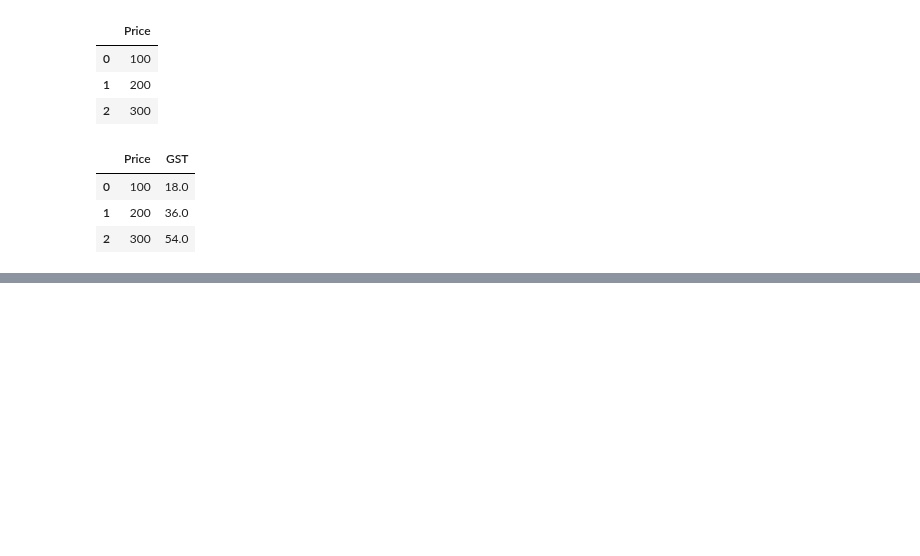
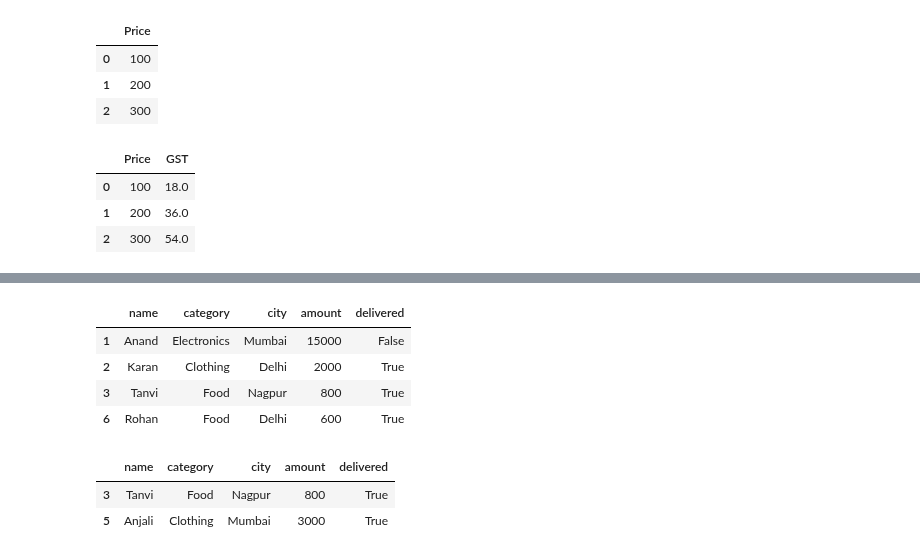
Before and after one commit to sayali-devkar/data_analysis_learning, a Jupyter notebook: pandas/practice/pandas_Basics_2.ipynb, the cells around one changed output, grey strips where cells are left out. Cells and saved outputs as stored; diff of their text form; code cells hidden in the pictures; blank space fills up the shorter version.

```diff
--- a/pandas/practice/pandas_Basics_2.ipynb
+++ b/pandas/practice/pandas_Basics_2.ipynb
@@ -157,0 +192,16 @@ df
+# %%
+#2
+df[df["name"].str.contains("an")]
+# %% [output]
+|  | name | category | city | amount | delivered |
+| 1 | Anand | Electronics | Mumbai | 15000 | False |
+| 2 | Karan | Clothing | Delhi | 2000 | True |
+| 3 | Tanvi | Food | Nagpur | 800 | True |
+| 6 | Rohan | Food | Delhi | 600 | True |
+# %%
+#3
+df[(df["delivered"] == True) & (~df["city"].isin(["Pune","Delhi"]))]
+# %% [output]
+|  | name | category | city | amount | delivered |
+| 3 | Tanvi | Food | Nagpur | 800 | True |
+| 5 | Anjali | Clothing | Mumbai | 3000 | True |
```
Also changed, not shown: parts of 3 cells of this notebook.
